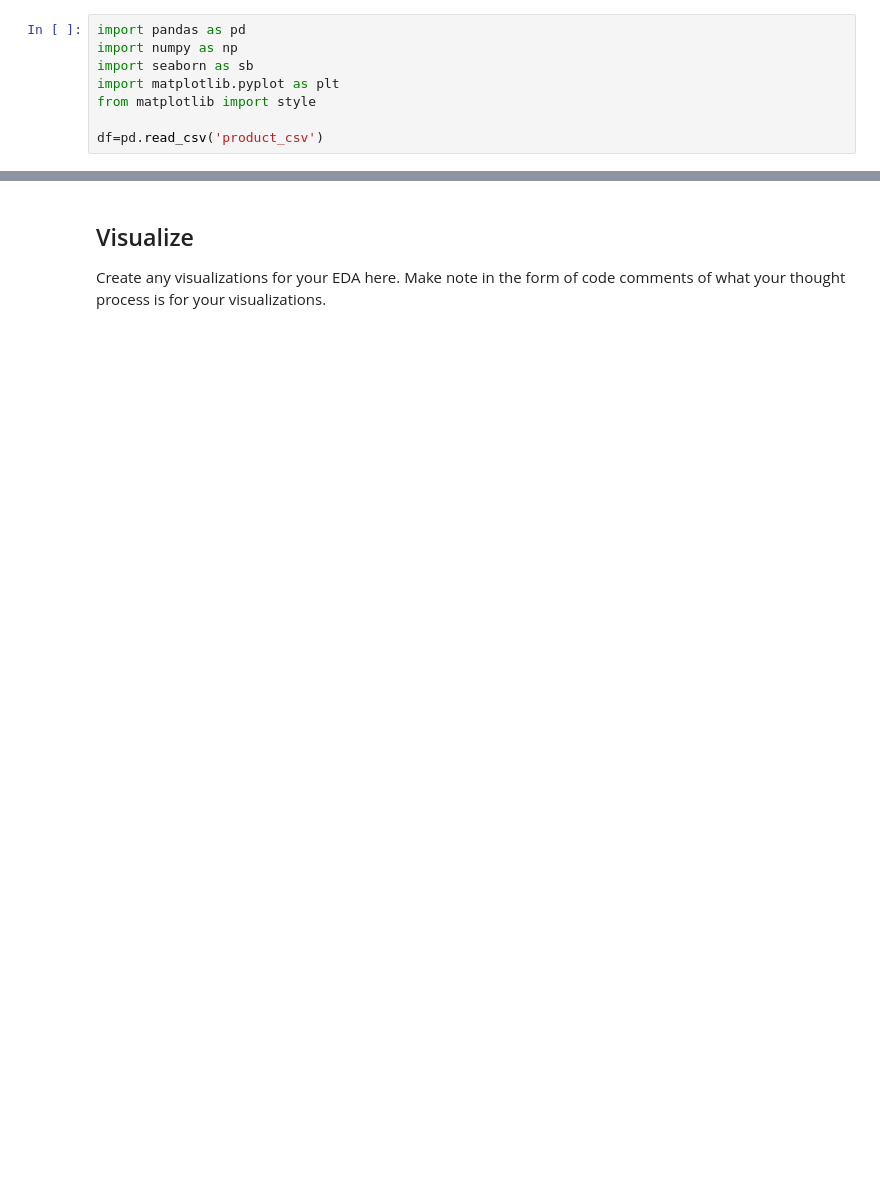
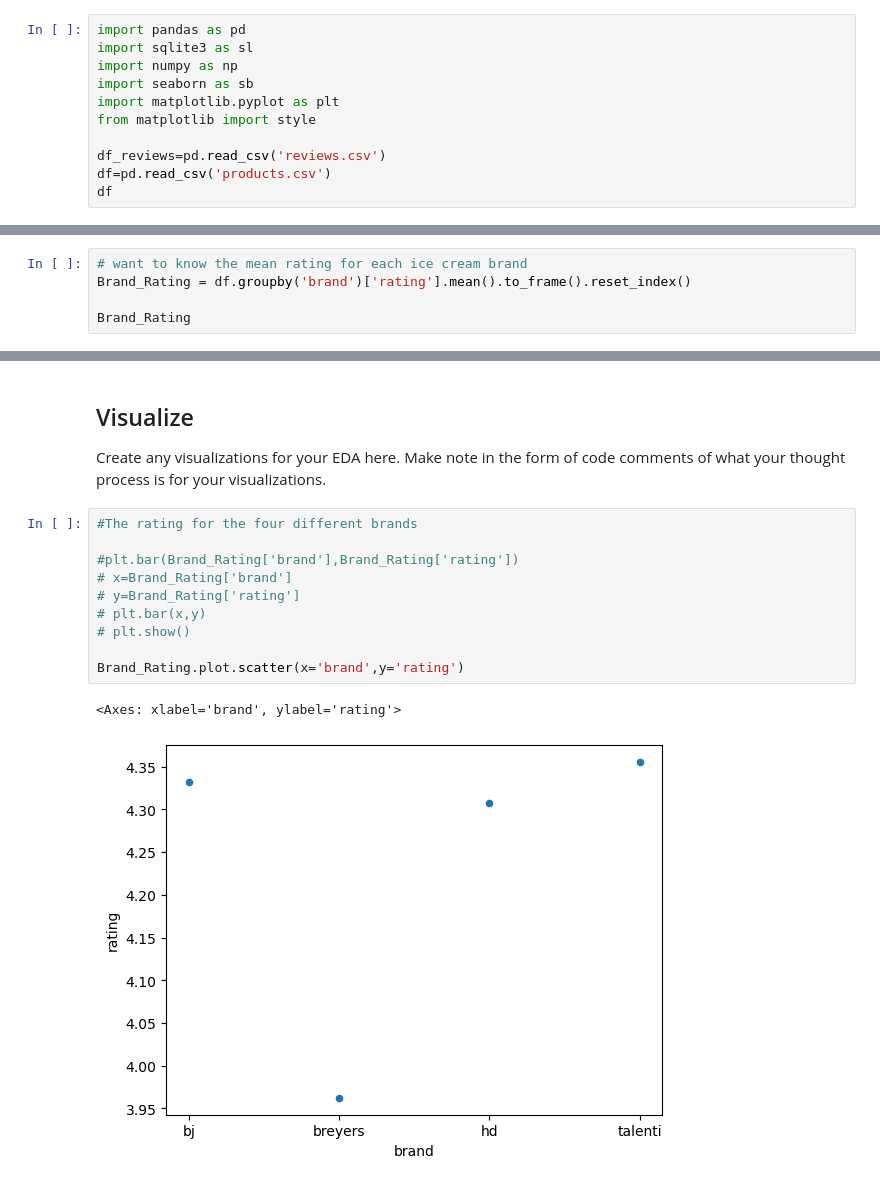
Before and after one commit to KavVij/eda-checkpoint_Kav, a Jupyter notebook: checkpoint-two.ipynb, the cells around one changed output, grey strips where cells are left out. Saved outputs shown, nothing was run; the diff lists cells and outputs as text; blank space fills up the shorter version.

```diff
--- a/checkpoint-two.ipynb
+++ b/checkpoint-two.ipynb
@@ -12,10 +12,13 @@ My dataset:https://www.kaggle.com/datasets/tysonpo/ice-cream-dataset?resource=do
 Your first task in EDA is to import necessary libraries and create a dataframe(s). Make note in the form of code comments of what your thought process is as you work on this setup task.
 # %%
 import pandas as pd
+import sqlite3 as sl
 import numpy as np
 import seaborn as sb
 import matplotlib.pyplot as plt
 from matplotlib import style
 
-df=pd.read_csv('product_csv')
+df_reviews=pd.read_csv('reviews.csv')
+df=pd.read_csv('products.csv')
+df
 # %% [output]
@@ -28,0 +116,5 @@ When working on your code, make sure to leave comments so that your mentors can
+# %%
+# want to know the mean rating for each ice cream brand
+Brand_Rating = df.groupby('brand')['rating'].mean().to_frame().reset_index()
+
+Brand_Rating
@@ -30,3 +136,16 @@ When working on your code, make sure to leave comments so that your mentors can
 ## Visualize
 
 Create any visualizations for your EDA here. Make note in the form of code comments of what your thought process is for your visualizations.
+# %%
+#The rating for the four different brands
+
+#plt.bar(Brand_Rating['brand'],Brand_Rating['rating'])
+# x=Brand_Rating['brand']
+# y=Brand_Rating['rating']
+# plt.bar(x,y)
+# plt.show()
+
+Brand_Rating.plot.scatter(x='brand',y='rating')
+# %% [output]
+<Axes: xlabel='brand', ylabel='rating'>
+[figure, added]
```
Also changed, not shown: parts of 12 cells of this notebook.
